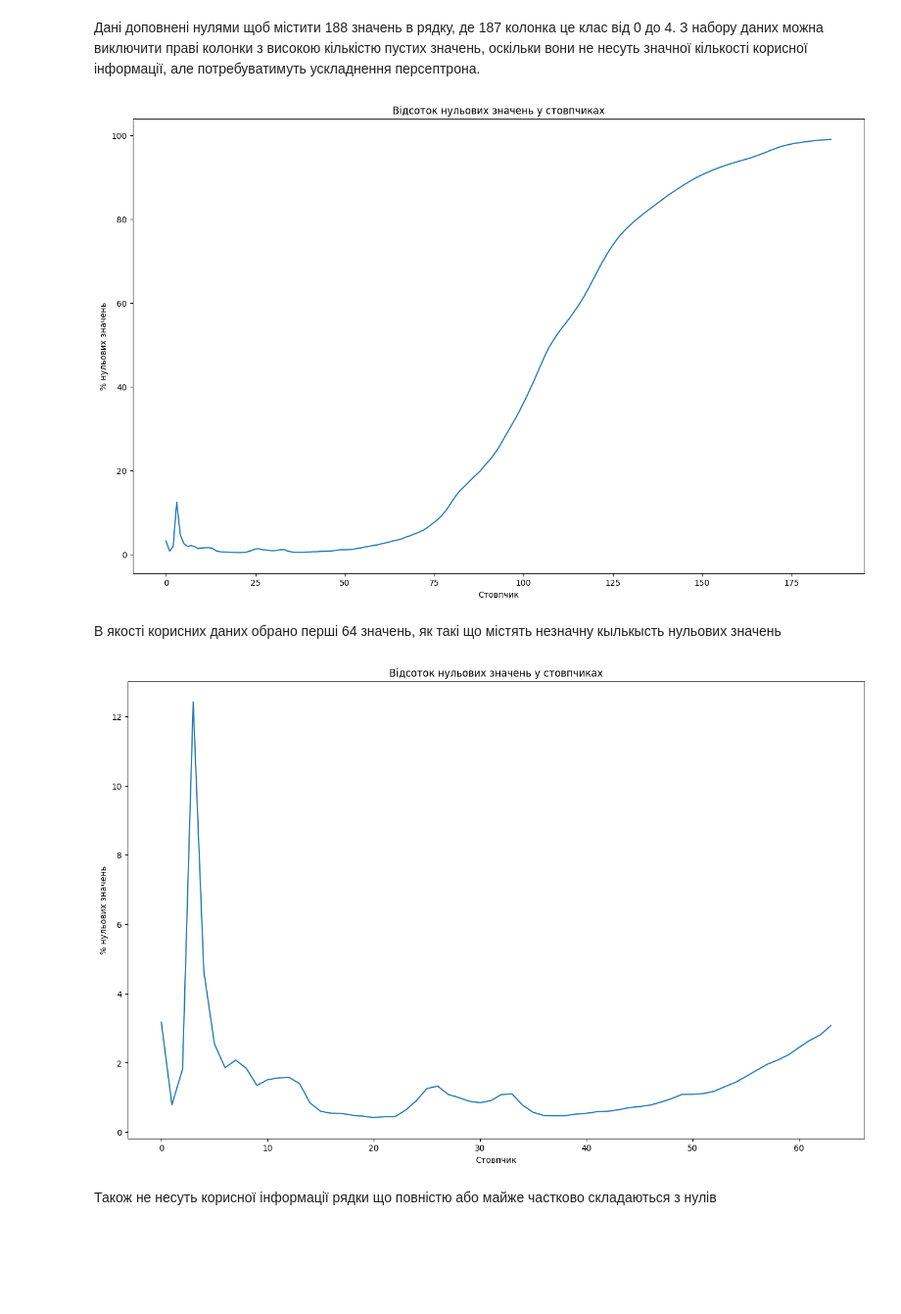
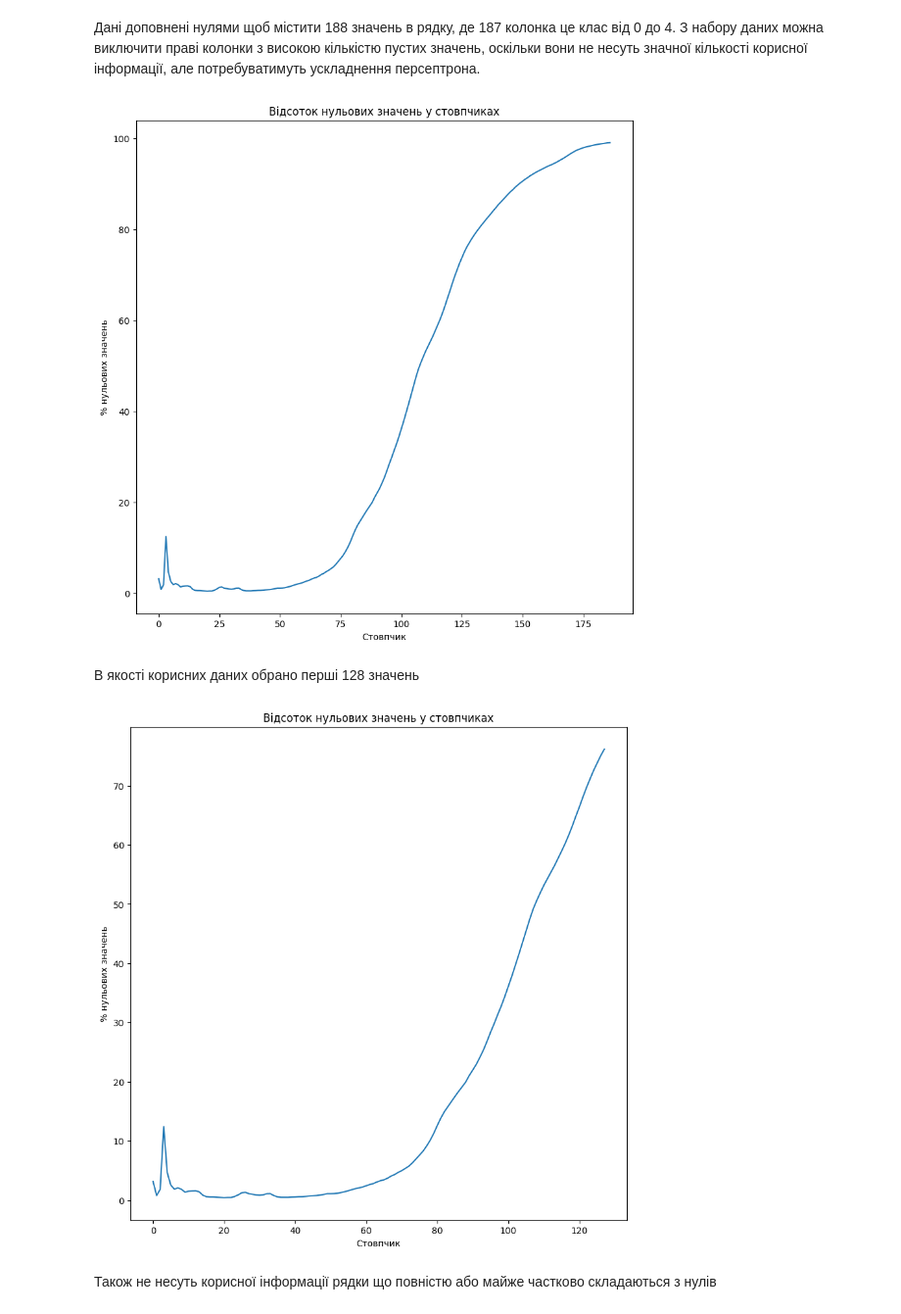
Before and after one commit to MINIAProgramStudio/ML_methods, a Jupyter notebook: Lab_2b/Mykhailo_Holub_FI21_MLP.ipynb, the cells around one changed output. Shown at 98% size. Cells and saved outputs as stored; diff of their text form; code cells hidden in the pictures; blank space fills up the shorter version.

```diff
--- a/Lab_2b/Mykhailo_Holub_FI21_MLP.ipynb
+++ b/Lab_2b/Mykhailo_Holub_FI21_MLP.ipynb
@@ -136,10 +136,12 @@ import pandas as pd
 import matplotlib
 from matplotlib import pyplot as plt
 import numpy as np
+import copy
 
-matplotlib.rcParams['figure.figsize'] = (16, 10)
+matplotlib.rcParams['figure.figsize'] = (10, 10)
 
 df_test = pd.read_csv(path+"\mitbih_test.csv", header = None)
 df_train = pd.read_csv(path+"\mitbih_train.csv", header = None)
 df_train.head(5)
+print(len(df_train))
 # %% [output]
@@ -160,16 +156,16 @@ plt.xlabel("Стовпчик")
 plt.ylabel("% нульових значень")
 pass
 # %% [output]
-[figure, old version]
+[figure, new version]
 # %% [markdown]
-В якості корисних даних обрано перші 64 значень, як такі що містять незначну кылькысть нульових значень
+В якості корисних даних обрано перші 128 значень
 # %%
-zeros_in_columns = (len(df_train) - np.count_nonzero(df_train.drop(list(range(64,188)), axis=1), axis = 0))*100/len(df_train)
+zeros_in_columns = (len(df_train) - np.count_nonzero(df_train.drop(list(range(128,188)), axis=1), axis = 0))*100/len(df_train)
 plt.plot(range(zeros_in_columns.shape[0]), zeros_in_columns)
 plt.title("Відсоток нульових значень у стовпчиках")
 plt.xlabel("Стовпчик")
 plt.ylabel("% нульових значень")
 pass
 # %% [output]
-[figure, old version]
+[figure, new version]
 # %%
```
Also changed, not shown: parts of 26 cells of this notebook.
